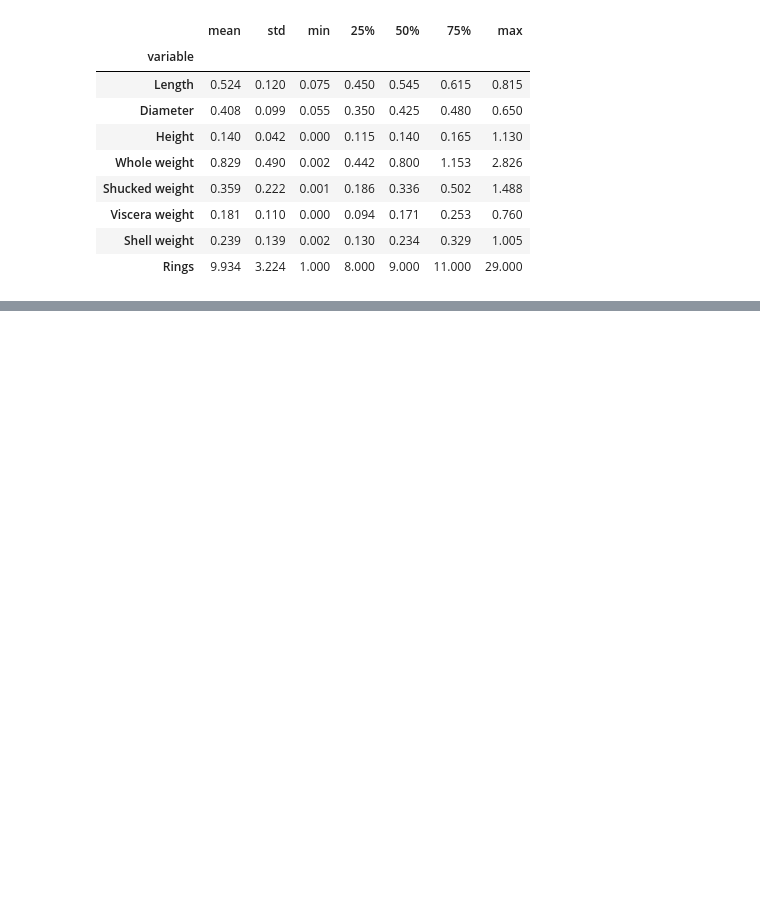
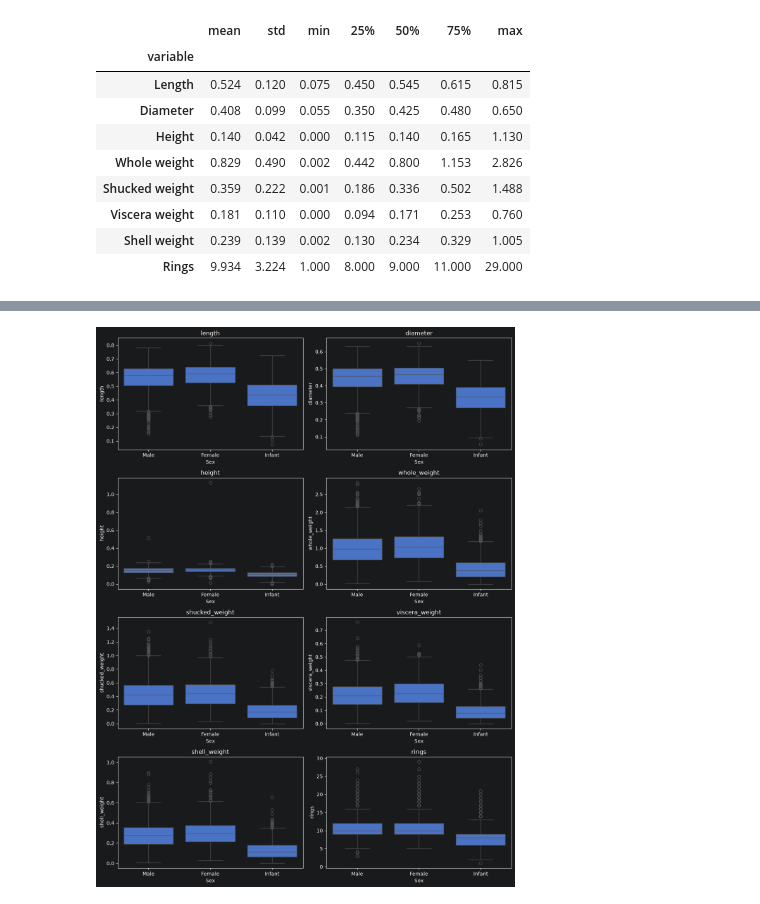
Before and after one commit to JakubRudy/Programming-in-Python, a Jupyter notebook: Assignment1/zadanie1.ipynb, the cells around one changed output, grey strips where cells are left out. Drawn from its saved outputs; the diff is of its cells as text; code cells hidden in the pictures; blank space fills up the shorter version.

```diff
--- a/Assignment1/zadanie1.ipynb
+++ b/Assignment1/zadanie1.ipynb
@@ -169,0 +170,18 @@ r = 0.987
+# %%
+quant_cols = [
+    'length', 'diameter', 'height',
+    'whole_weight', 'shucked_weight',
+    'viscera_weight', 'shell_weight', 'rings'
+]
+
+summary = df.groupby("Sex")[quant_cols].describe()
+
+summary = summary.stack(0).swaplevel().sort_index()
+
+summary = summary[['mean', 'std', 'min', '25%', '50%', '75%', 'max']]
+
+summary.index.names = ['Feature', 'Sex']
+
+summary = summary.rename(index=new_names, level='Feature')
+
+summary
@@ -169,0 +207,11 @@ r = 0.987
+# %%
+fig, axes = plt.subplots(4, 2, figsize=(12, 16))
+
+for ax, col in zip(axes.flat, quant_cols):
+    sns.boxplot(data=df, x='Sex', y=col, ax=ax)
+    ax.set_title(col)
+
+plt.tight_layout()
+plt.show()
+# %% [output]
+[figure, added]
```
Also changed, not shown: parts of 6 cells of this notebook, 1 other file.
